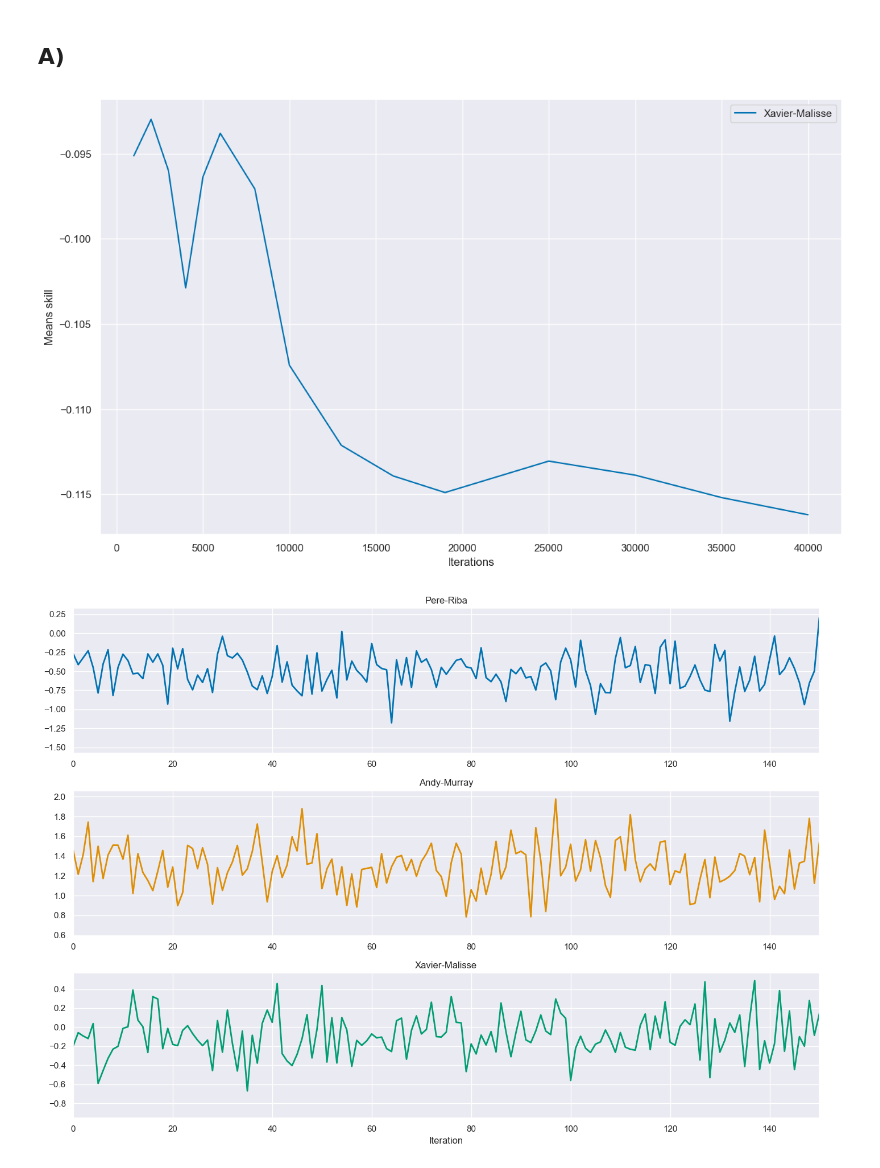
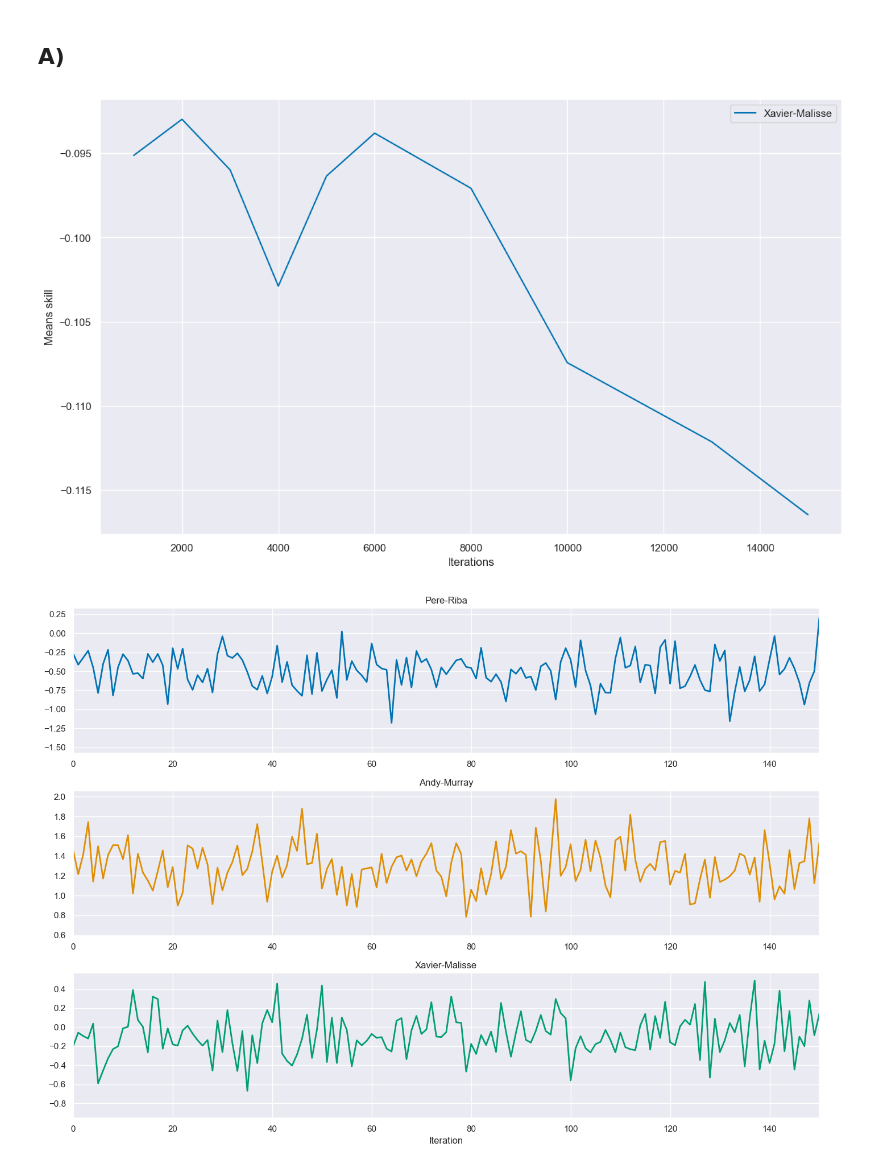
Before and after one commit to ofs416/Probabilistic_Machine_Learning, a Jupyter notebook: Coursework2/coursework2.ipynb, the cells around one changed output. Saved outputs shown, nothing was run; the diff lists cells and outputs as text; code cells hidden in the pictures.

```diff
--- a/Coursework2/coursework2.ipynb
+++ b/Coursework2/coursework2.ipynb
@@ -37,7 +37,7 @@ N = G.shape[0]
 # Gibbs sampling (This may take a minute)
 # %%
 # number of iterations
-num_iters = 40000
+num_iters = 15000
 # perform gibbs sampling, skill samples is an num_players x num_samples array
 skill_samples = gibbs_sample(G, M, num_iters)#, random_nums)
 # %% [markdown]
@@ -45,23 +45,23 @@ skill_samples = gibbs_sample(G, M, num_iters)#, random_nums)
 # %%
 np.random.seed(0)
 
-iterations = [1000, 2000, 3000, 4000, 5000, 6000, 8000, 10000, 13000, 16000, 19000, 25000, 30000,35000, 40000]
+iterations = [1000, 2000, 3000, 4000, 5000, 6000, 8000, 10000, 13000, 15000]
 iter_data = np.zeros((3, len(iterations)))
 
 players = np.random.choice(M, size=3, replace=False)
 for i in range(3):
     for index, iter in enumerate(iterations):
         # print(W[players[i],0], skill_samples[players[i], burn:2000].mean())
         iter_data[i, index] = skill_samples[players[i], 50:iter:10].mean()
 plt.plot(iterations, iter_data[2, :], label = W[players[2],0])
 plt.xlabel('Iterations')
 plt.ylabel('Means skill')
 plt.legend()
 plt.savefig('Figures/Exa_iter.png', format="png", dpi=500, bbox_inches="tight")
 plt.show()
 plt.close()
 # %% [output]
-[figure, old version]
+[figure, new version]
 # %%
 n_players=3
 n_steps = 151
```
Also changed, not shown: parts of 20 cells of this notebook, 8 other files.
